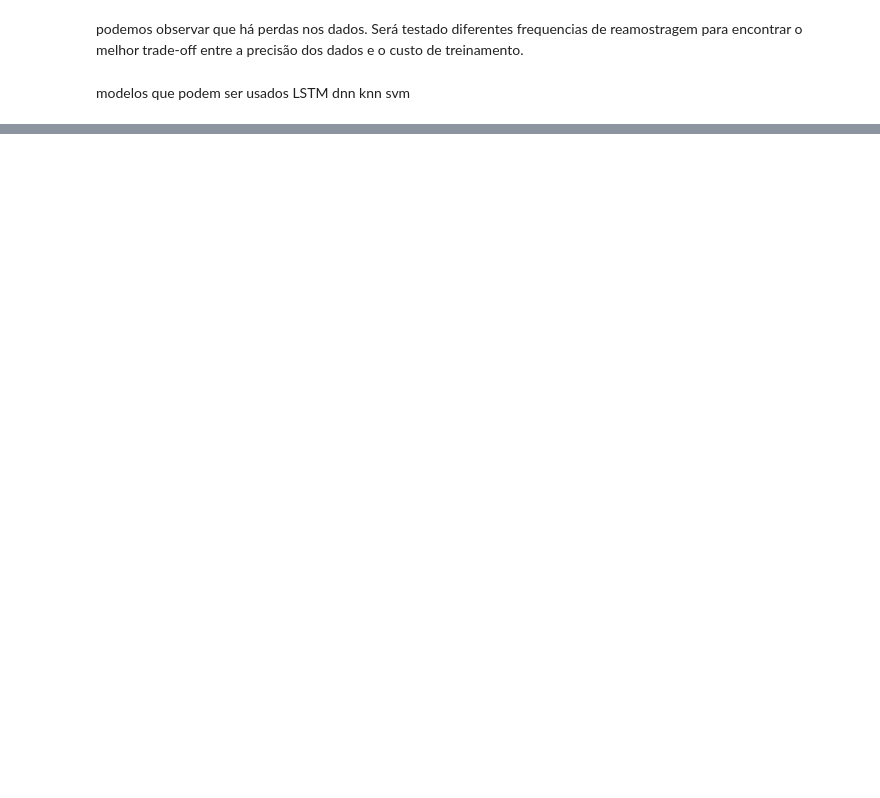
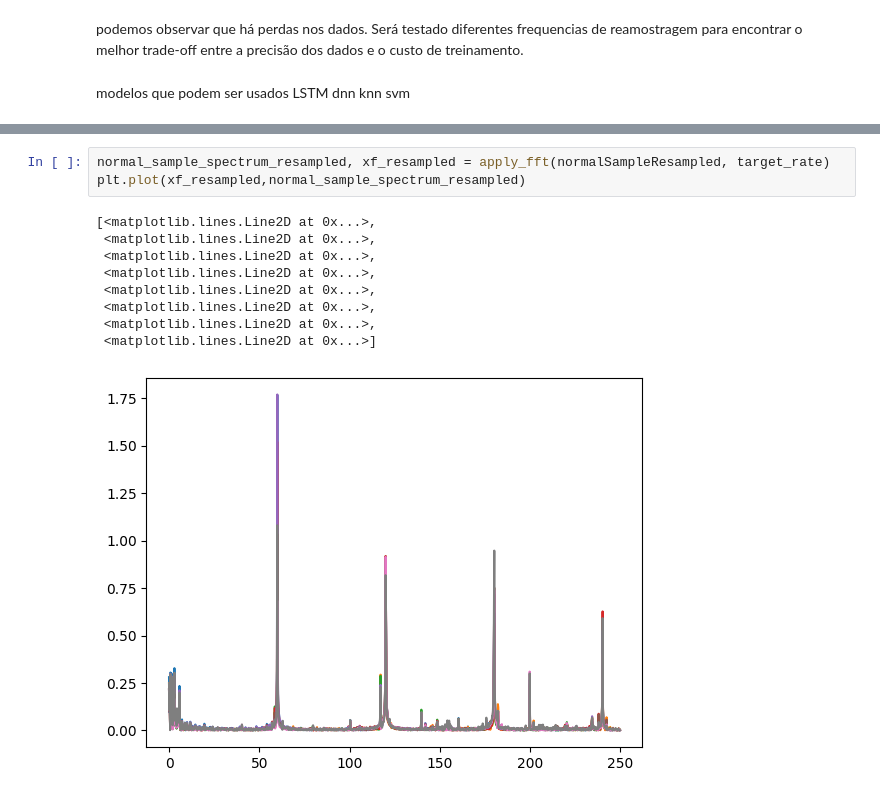
Before and after one commit to ricardo-faria/data-science-tcc, a Jupyter notebook: main.ipynb, the cells around one changed output, grey strips where cells are left out. Cells and saved outputs as stored; diff of their text form; blank space fills up the shorter version.

```diff
--- a/main.ipynb
+++ b/main.ipynb
@@ -143,0 +166,13 @@ apply_fft(normalSample[0], target_rate)
+# %%
+normal_sample_spectrum_resampled, xf_resampled = apply_fft(normalSampleResampled, target_rate)
+plt.plot(xf_resampled,normal_sample_spectrum_resampled)
+# %% [output]
+[<matplotlib.lines.Line2D at 0x...>,
+ <matplotlib.lines.Line2D at 0x...>,
+ <matplotlib.lines.Line2D at 0x...>,
+ <matplotlib.lines.Line2D at 0x...>,
+ <matplotlib.lines.Line2D at 0x...>,
+ <matplotlib.lines.Line2D at 0x...>,
+ <matplotlib.lines.Line2D at 0x...>,
+ <matplotlib.lines.Line2D at 0x...>]
+[figure, added]
```
Also changed, not shown: parts of 14 cells of this notebook, 1 other file.
